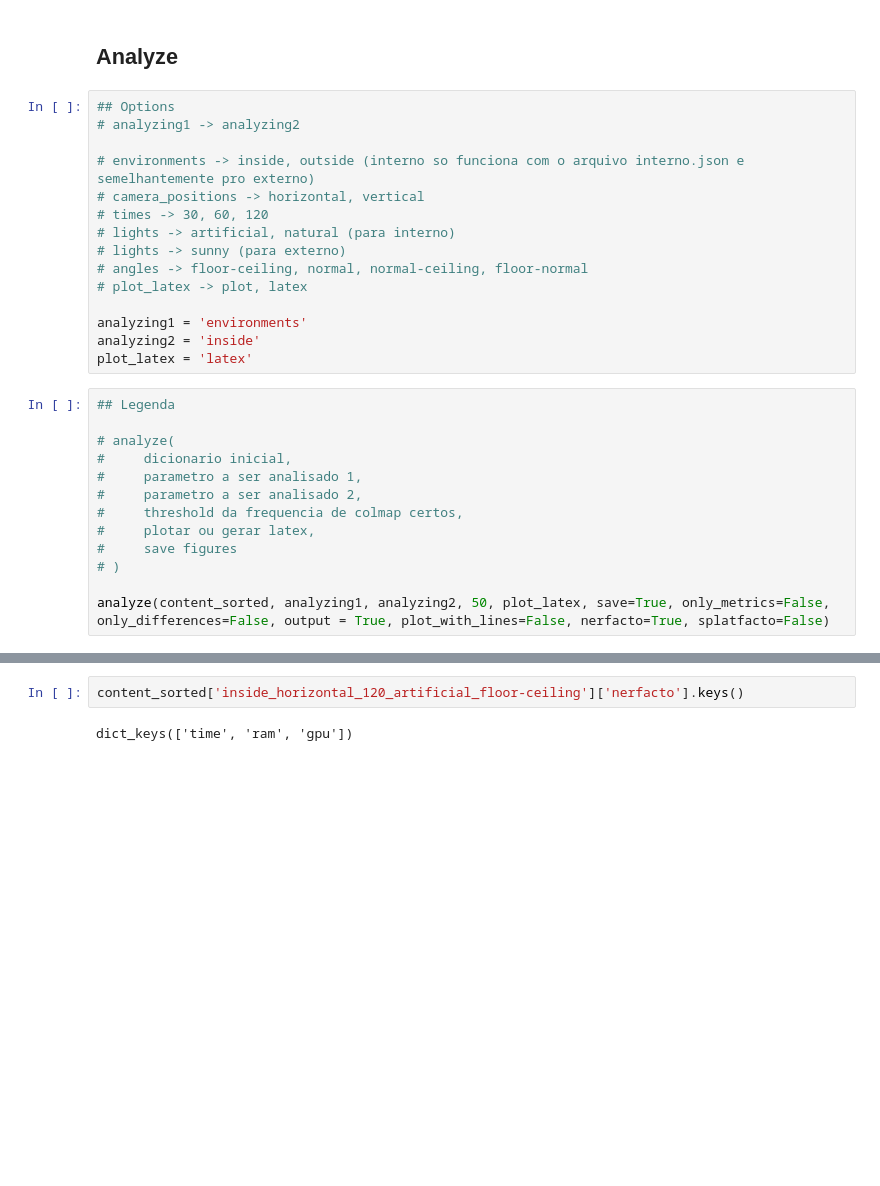
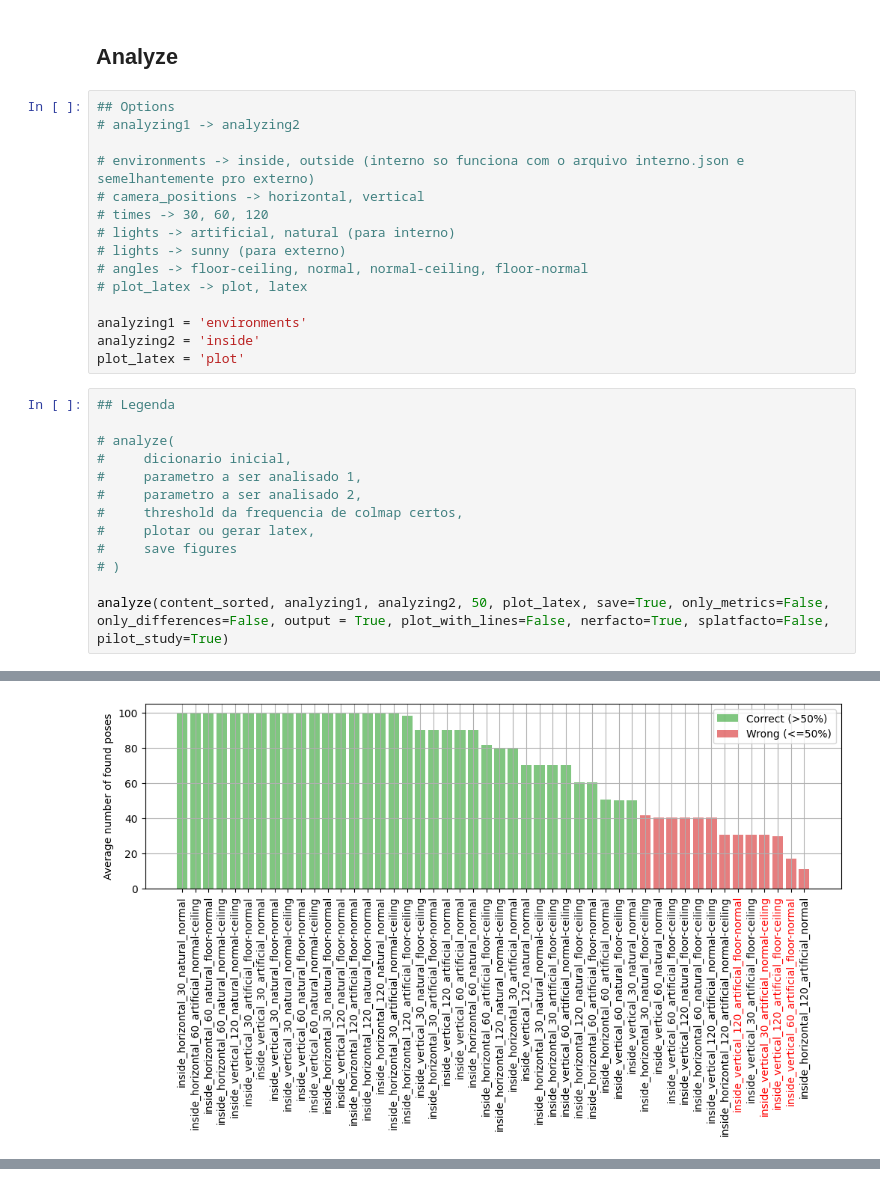
Before and after one commit to TafnesBarbosa/Indoor-scene-parameterization, a Jupyter notebook: Analyze/Analyze results.ipynb, the cells around one changed output, grey strips where cells are left out. Cells and saved outputs as stored; diff of their text form; blank space fills up the shorter version.

```diff
--- a/Analyze/Analyze results.ipynb
+++ b/Analyze/Analyze results.ipynb
@@ -876,7 +873,7 @@ except:
 
 analyzing1 = 'environments'
 analyzing2 = 'inside'
-plot_latex = 'latex'
+plot_latex = 'plot'
 # %%
 ## Legenda
 
@@ -889,5 +886,5 @@ plot_latex = 'latex'
 #     save figures
 # )
 
-analyze(content_sorted, analyzing1, analyzing2, 50, plot_latex, save=True, only_metrics=False, only_differences=False, output = True, plot_with_lines=False, nerfacto=True, splatfacto=False)
+analyze(content_sorted, analyzing1, analyzing2, 50, plot_latex, save=True, only_metrics=False, only_differences=False, output = True, plot_with_lines=False, nerfacto=True, splatfacto=False, pilot_study=True)
 # %% [output]
@@ -911 +908,2 @@ i\_h\_120\_a\_n&10.0&11.03&311&3&15.53&58.46&3.53&5.76&4.15&2.36&2.68&4.87&8.57&
 [figure]
+[figure, added]
@@ -912,4 +918,0 @@ i\_h\_120\_a\_n&10.0&11.03&311&3&15.53&58.46&3.53&5.76&4.15&2.36&2.68&4.87&8.57&
-# %%
-content_sorted['inside_horizontal_120_artificial_floor-ceiling']['nerfacto'].keys()
-# %% [output]
-dict_keys(['time', 'ram', 'gpu'])
```
Also changed, not shown: parts of 3 cells of this notebook, 4 other files.
